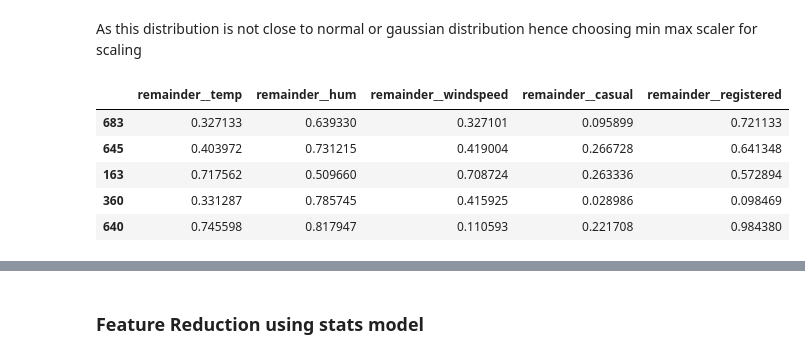
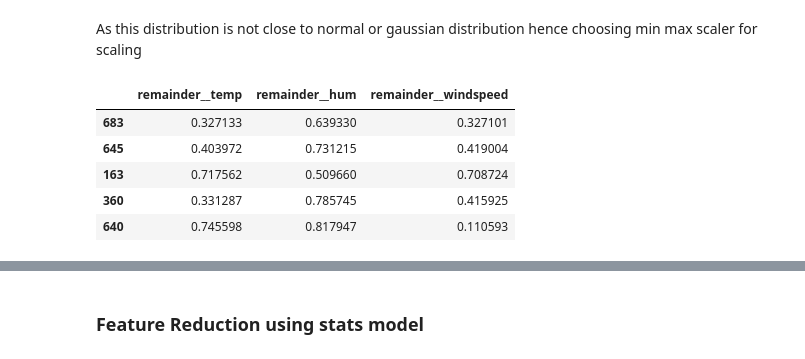
Before and after one commit to hargurjeet/Bike_Sharing_Case_Study, a Jupyter notebook: Bike_Sharing_Case_Study.ipynb, the cells around one changed output, grey strips where cells are left out. Cells and saved outputs as stored; diff of their text form; code cells hidden in the pictures.

```diff
--- a/Bike_Sharing_Case_Study.ipynb
+++ b/Bike_Sharing_Case_Study.ipynb
@@ -335,7 +338,9 @@ transformed_df.head()
 # %% [markdown]
 ### Performing the train test split
 # %%
-X = transformed_df.drop('remainder__cnt', axis=1)
+# dropping target column
+# Also dropping casual and registered as both adds upto cnt
+X = transformed_df.drop(['remainder__cnt','remainder__casual', 'remainder__registered'], axis=1)
 y = transformed_df.remainder__cnt
 
 X_train, X_test, y_train, y_test = train_test_split(X, y, test_size=0.30, random_state=42)
@@ -353,19 +358,19 @@ print(X_test.shape)
 As this distribution is not close to normal or gaussian distribution hence choosing min max scaler for scaling
 # %%
 numberic_variable = ['remainder__temp', 'remainder__hum',
-       'remainder__windspeed', 'remainder__casual', 'remainder__registered']
+       'remainder__windspeed']
 # X_train[features]
 
 scaler = MinMaxScaler()
 X_train[numberic_variable] = scaler.fit_transform(X_train[numberic_variable])
 X_train[numberic_variable].head()
 # %% [output]
-|  | remainder__temp | remainder__hum | remainder__windspeed | remainder__casual | remainder__registered |
-| 683 | 0.327133 | 0.639330 | 0.327101 | 0.095899 | 0.721133 |
-| 645 | 0.403972 | 0.731215 | 0.419004 | 0.266728 | 0.641348 |
-| 163 | 0.717562 | 0.509660 | 0.708724 | 0.263336 | 0.572894 |
-| 360 | 0.331287 | 0.785745 | 0.415925 | 0.028986 | 0.098469 |
-| 640 | 0.745598 | 0.817947 | 0.110593 | 0.221708 | 0.984380 |
+|  | remainder__temp | remainder__hum | remainder__windspeed |
+| 683 | 0.327133 | 0.639330 | 0.327101 |
+| 645 | 0.403972 | 0.731215 | 0.419004 |
+| 163 | 0.717562 | 0.509660 | 0.708724 |
+| 360 | 0.331287 | 0.785745 | 0.415925 |
+| 640 | 0.745598 | 0.817947 | 0.110593 |
 # %%
 X_train.head()
 # %% [output]
```
Also changed, not shown: parts of 24 cells of this notebook.
